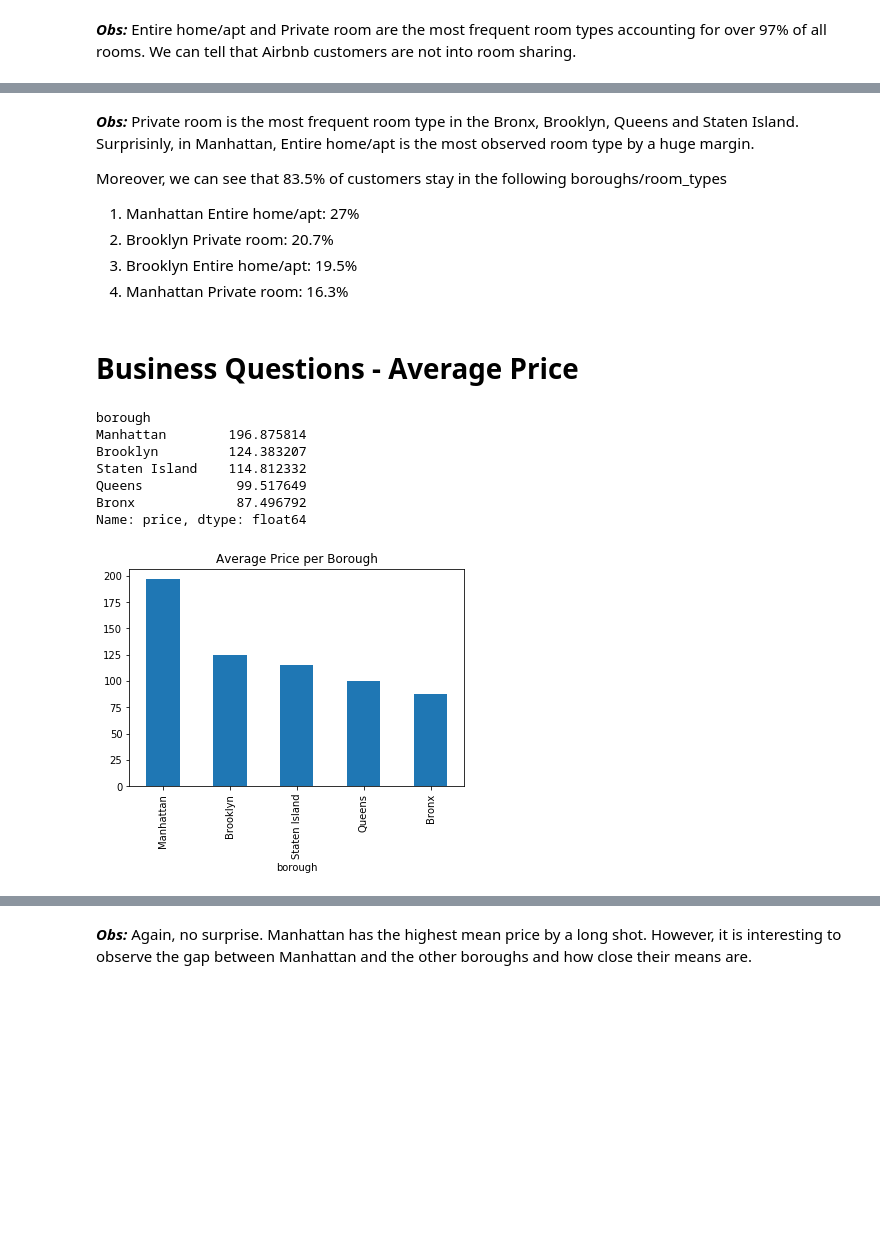
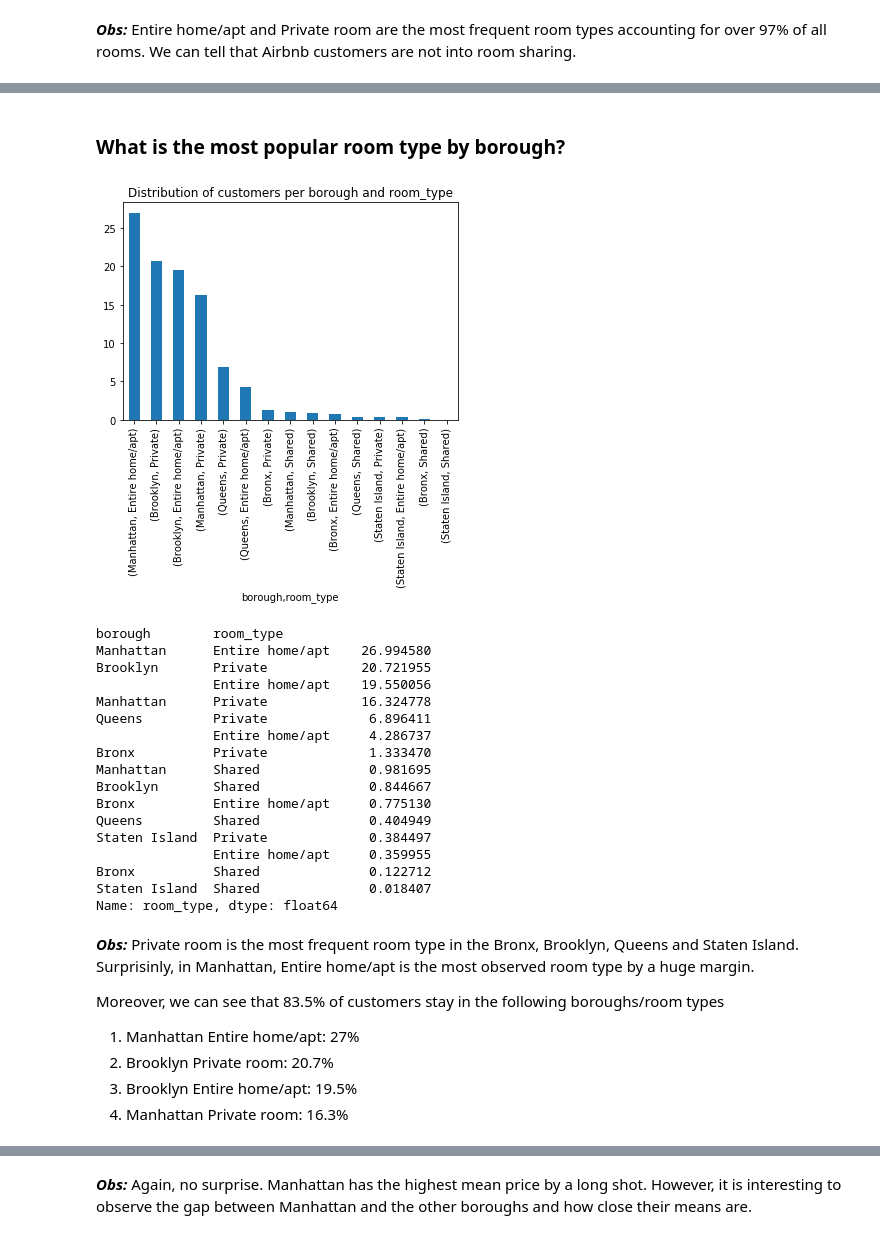
Before and after one commit to Ptoscanode/Airbnb-Project, a Jupyter notebook: Airbnb Project.ipynb, the cells around one changed output, grey strips where cells are left out. Saved outputs shown, nothing was run; the diff lists cells and outputs as text; code cells hidden in the pictures; blank space fills up the shorter version.

```diff
--- a/Airbnb Project.ipynb
+++ b/Airbnb Project.ipynb
@@ -283,31 +324,34 @@ plt.show()
+# %% [markdown]
+### What is the most popular room type by borough?
+# %%
+### Calling function
+percentages2(df, 'borough', 'room_type')
+# %% [output]
+[figure, added]
+borough        room_type
+Manhattan      Entire home/apt    26.994580
+Brooklyn       Private            20.721955
+               Entire home/apt    19.550056
+Manhattan      Private            16.324778
+Queens         Private             6.896411
+               Entire home/apt     4.286737
+Bronx          Private             1.333470
+Manhattan      Shared              0.981695
+Brooklyn       Shared              0.844667
+Bronx          Entire home/apt     0.775130
+Queens         Shared              0.404949
+Staten Island  Private             0.384497
+               Entire home/apt     0.359955
+Bronx          Shared              0.122712
+Staten Island  Shared              0.018407
+Name: room_type, dtype: float64
 # %% [markdown]
 ***Obs:***
 Private room is the most frequent room type in the Bronx, Brooklyn, Queens and Staten Island. Surprisinly, in Manhattan, Entire home/apt is the most observed room type by a huge margin.
 
-Moreover, we can see that 83.5% of customers stay in the following boroughs/room_types
+Moreover, we can see that 83.5% of customers stay in the following boroughs/room types
 
 1. Manhattan Entire home/apt: 27%
 2. Brooklyn Private room: 20.7%
 3. Brooklyn Entire home/apt: 19.5%
 4. Manhattan Private room: 16.3%
-# %% [markdown]
-# Business Questions - Average Price
-# %%
-### On average, what is the most expensive borough?
-air_bnb.groupby('borough')['price'].mean().sort_values(ascending=False)
-# %% [output]
-borough
-Manhattan        196.875814
-Brooklyn         124.383207
-Staten Island    114.812332
-Queens            99.517649
-Bronx             87.496792
-Name: price, dtype: float64
-# %%
-### Plotting the results
-data1 = df.groupby('borough')['price'].mean().sort_values(ascending=False)
-data1.plot(kind='bar')
-plt.title('Average Price per Borough')
-plt.show()
-# %% [output]
-[figure, removed]
```
Also changed, not shown: parts of 49 cells of this notebook.
